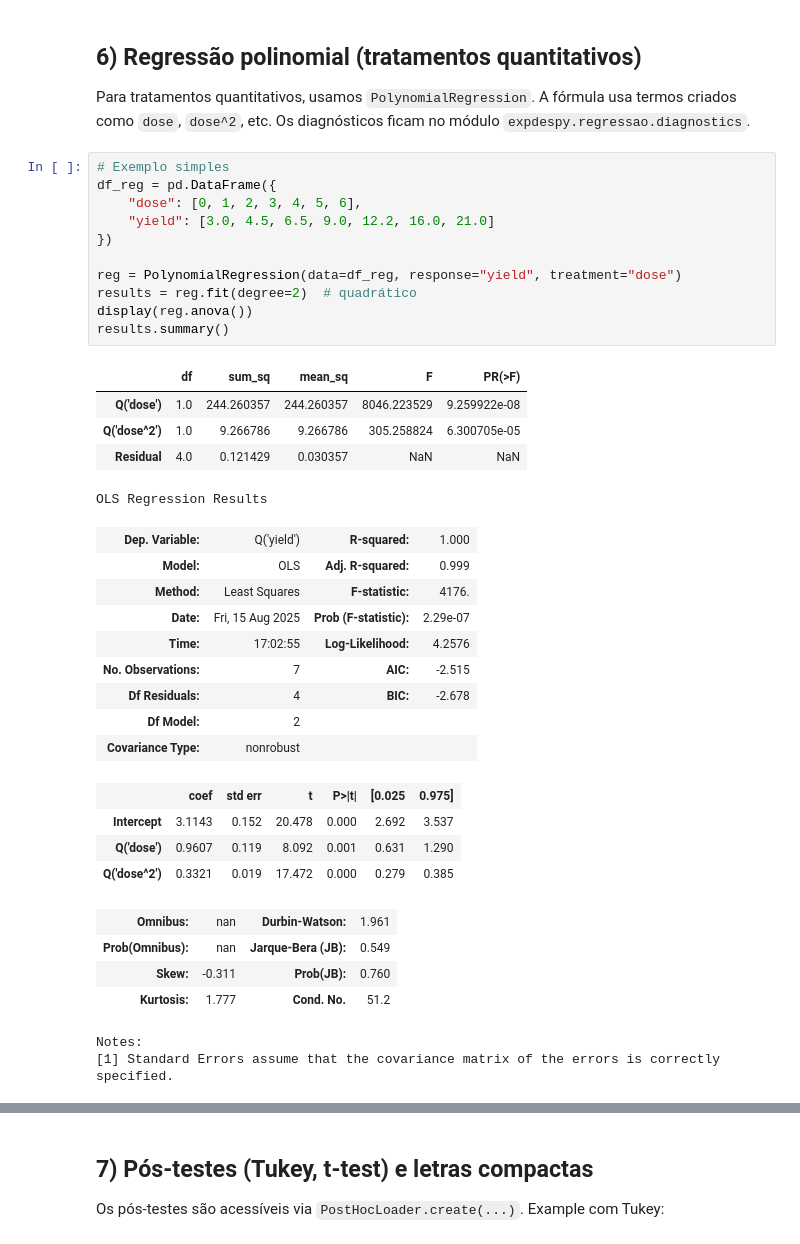
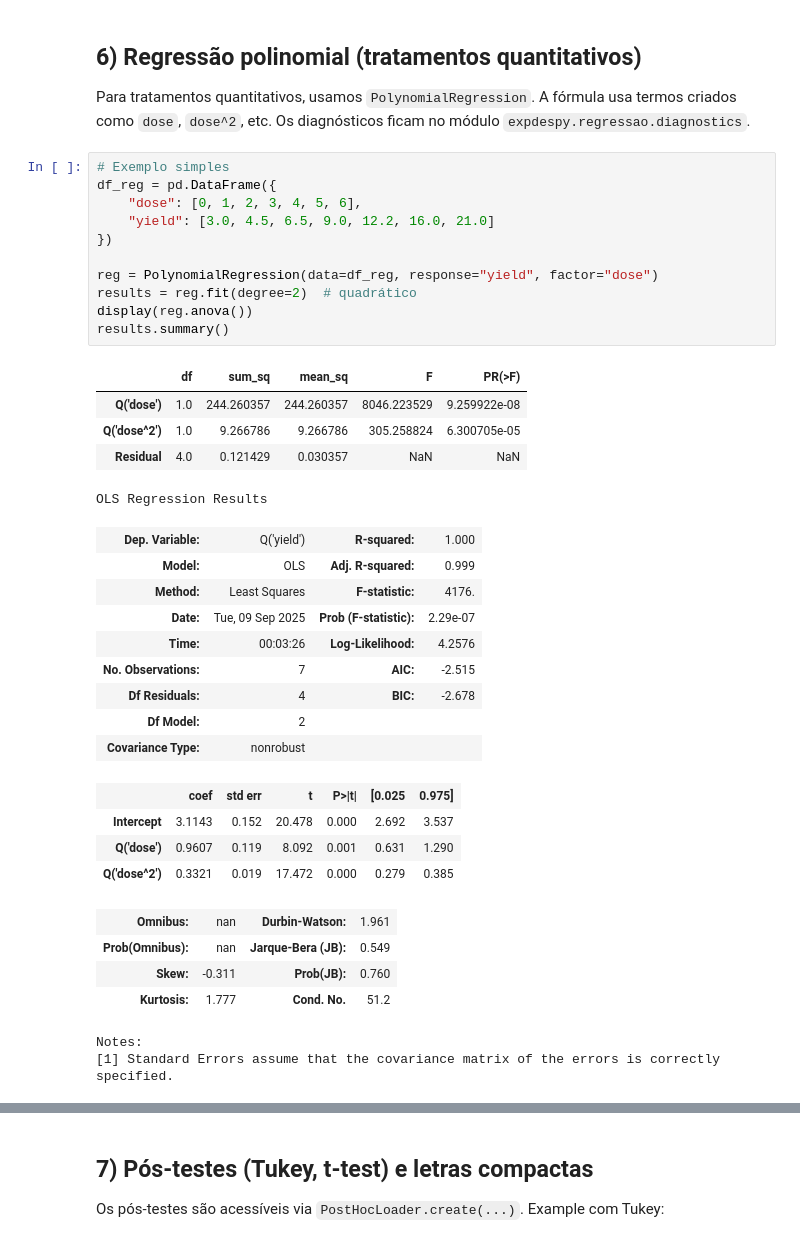
Before and after one commit to Cristiano2132/expdespy, a Jupyter notebook: examples/ExpDesPy_Tutorial_English_Complete.ipynb, the cells around one changed output, grey strips where cells are left out. Drawn from its saved outputs; the diff is of its cells as text.

```diff
--- a/examples/ExpDesPy_Tutorial_English_Complete.ipynb
+++ b/examples/ExpDesPy_Tutorial_English_Complete.ipynb
@@ -316,25 +317,25 @@ Os diagnósticos ficam no módulo `expdespy.regressao.diagnostics`.
 # %%
 # Exemplo simples
 df_reg = pd.DataFrame({
     "dose": [0, 1, 2, 3, 4, 5, 6],
     "yield": [3.0, 4.5, 6.5, 9.0, 12.2, 16.0, 21.0]
 })
 
-reg = PolynomialRegression(data=df_reg, response="yield", treatment="dose")
+reg = PolynomialRegression(data=df_reg, response="yield", factor="dose")
 results = reg.fit(degree=2)  # quadrático
 display(reg.anova())
 results.summary()
 # %% [output]
 |  | df | sum_sq | mean_sq | F | PR(>F) |
 | Q('dose') | 1.0 | 244.260357 | 244.260357 | 8046.223529 | 9.259922e-08 |
 | Q('dose^2') | 1.0 | 9.266786 | 9.266786 | 305.258824 | 6.300705e-05 |
 | Residual | 4.0 | 0.121429 | 0.030357 | NaN | NaN |
 OLS Regression Results
 | Dep. Variable: | Q('yield') | R-squared: | 1.000 |
 | Model: | OLS | Adj. R-squared: | 0.999 |
 | Method: | Least Squares | F-statistic: | 4176. |
-| Date: | Fri, 15 Aug 2025 | Prob (F-statistic): | 2.29e-07 |
-| Time: | 17:02:55 | Log-Likelihood: | 4.2576 |
+| Date: | Tue, 09 Sep 2025 | Prob (F-statistic): | 2.29e-07 |
+| Time: | 00:03:26 | Log-Likelihood: | 4.2576 |
 | No. Observations: | 7 | AIC: | -2.515 |
 | Df Residuals: | 4 | BIC: | -2.678 |
 | Df Model: | 2 |  |  |
```
Also changed, not shown: parts of 6 cells of this notebook, 4 other files.
